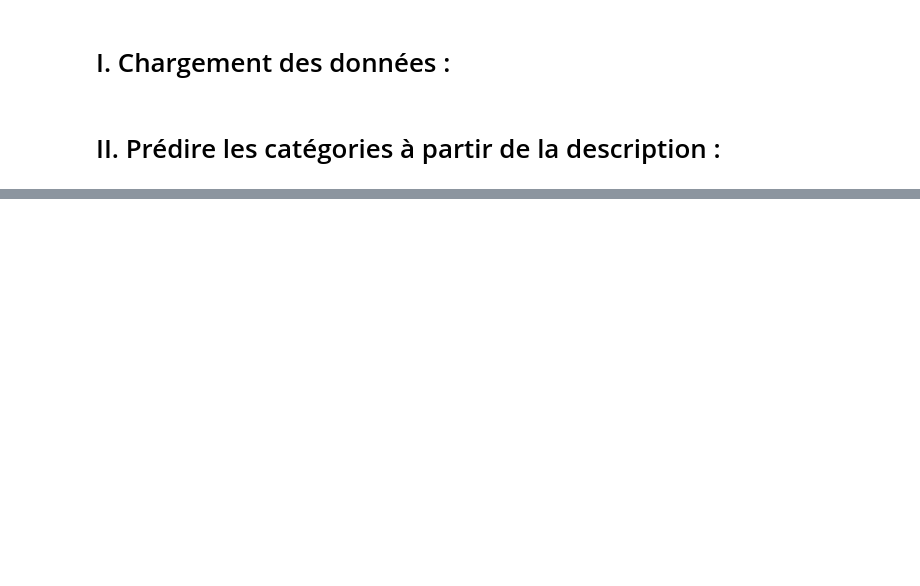
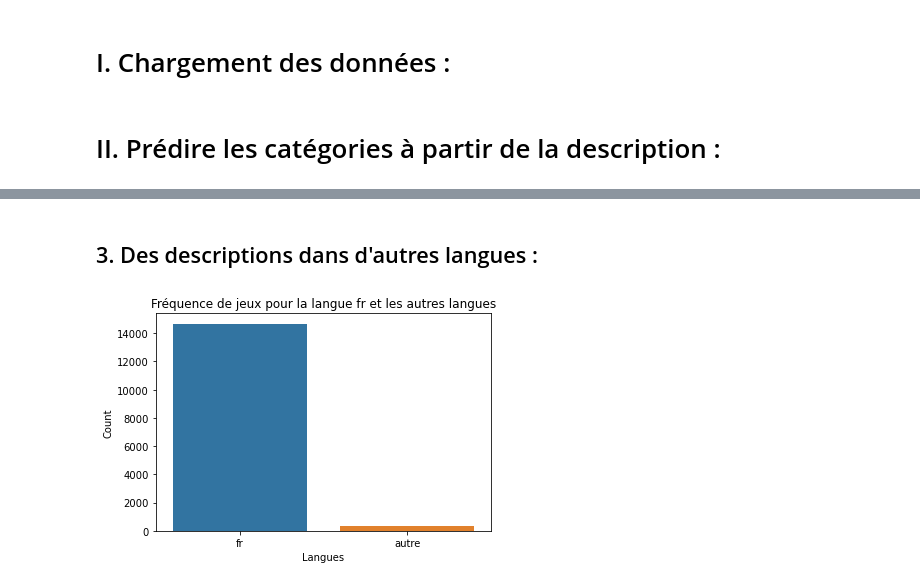
Before and after one commit to Amayas29/review-analysis, a Jupyter notebook: src/categories_classification.ipynb, the cells around one changed output, grey strips where cells are left out. Drawn from its saved outputs; the diff is of its cells as text; code cells hidden in the pictures; blank space fills up the shorter version.

```diff
--- a/src/categories_classification.ipynb
+++ b/src/categories_classification.ipynb
@@ -16,0 +88,4 @@ df_jeux_up = pd.read_csv("../data/details_categ.csv")
+# %%
+descriptions = df_jeux_up["description"][~desc_isna]
+# %% [markdown]
+## 3. Des descriptions dans d'autres langues :
@@ -16,0 +95,19 @@ df_jeux_up = pd.read_csv("../data/details_categ.csv")
+# %%
+desc_lang = descriptions.progress_apply(detect)
+val, count = np.unique(desc_lang, return_counts=True)
+
+index = count.argsort()[::-1]
+count = count[index]
+val   = val[index]
+# %%
+fr = np.where(val == 'fr')[0][0]
+
+count_autre = np.delete(count, fr)
+# %%
+sns.barplot(x = ['fr','autre'], y = [count[fr], count_autre.sum()])
+plt.xlabel("Langues")
+plt.ylabel("Count")
+plt.title("Fréquence de jeux pour la langue fr et les autres langues")
+plt.show()
+# %% [output]
+[figure, added]
```
Also changed, not shown: parts of 24 cells of this notebook, 1 other file.
